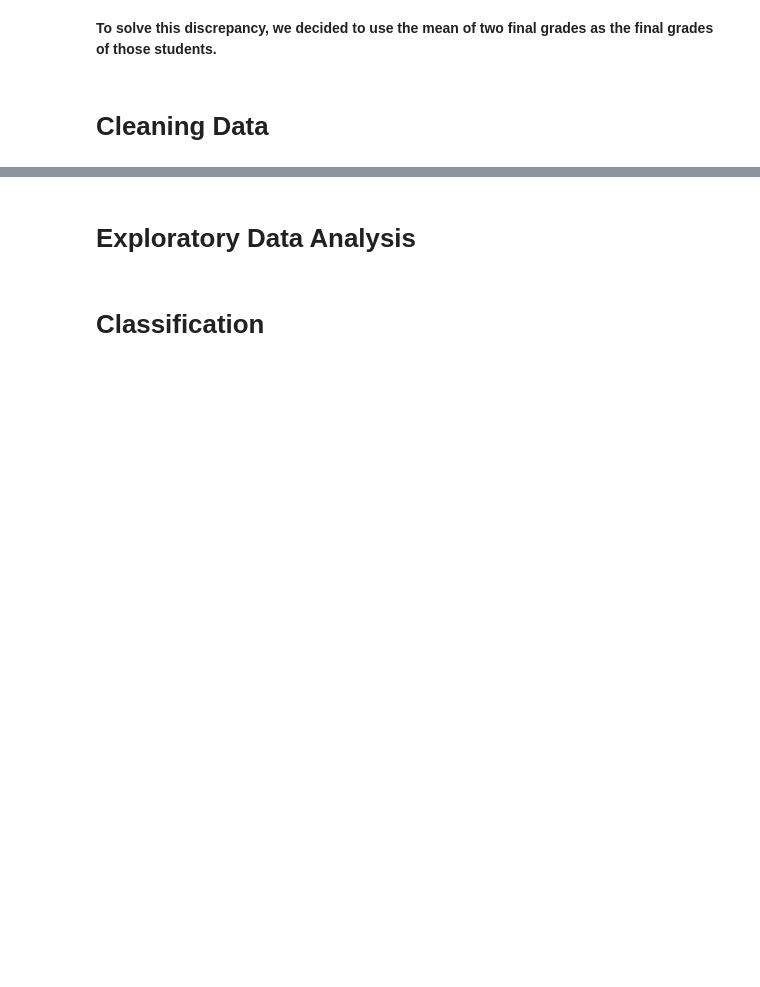
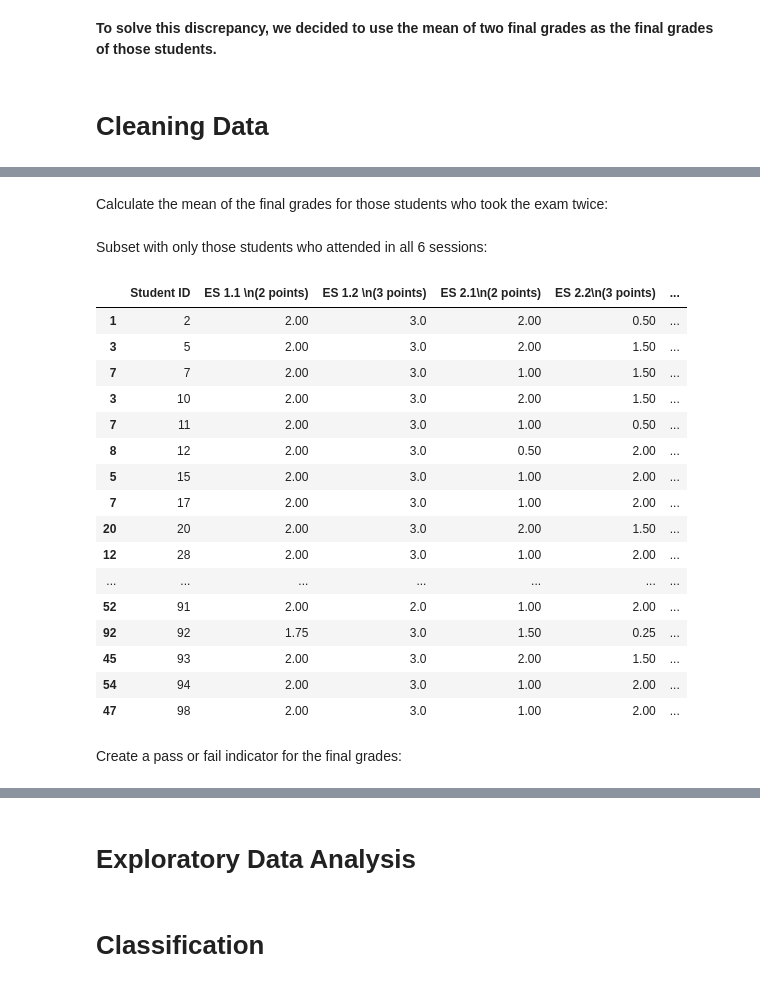
Before and after one commit to ZhenghaoXiao32/educational-process-mining, a Jupyter notebook: educational_process_mining.ipynb, the cells around one changed output, grey strips where cells are left out. Saved outputs shown, nothing was run; the diff lists cells and outputs as text; code cells hidden in the pictures; blank space fills up the shorter version.

```diff
--- a/educational_process_mining.ipynb
+++ b/educational_process_mining.ipynb
@@ -254,0 +320,36 @@ common_member(attend_1st_id, attend_2nd_id)
+# %% [markdown]
+Calculate the mean of the final grades for those students who took the exam twice:
+# %%
+dup_rows = final[final['Student ID'].duplicated(keep=False)]
+# %%
+final.drop(dup_rows.index, axis=0, inplace=True)
+# %%
+avg_grades = dup_rows.groupby('Student ID').mean()
+avg_grades.insert(0, column='Student ID', value=avg_grades.index)
+# %%
+final = final.append(avg_grades).sort_values(by=['Student ID'])
+# %% [markdown]
+Subset with only those students who attended in all 6 sessions:
+# %%
+final = final[final['Student ID'].isin(ID_list['Student Id'])]
+final
+# %% [output]
+|  | Student ID | ES 1.1 \n(2 points) | ES 1.2 \n(3 points) | ES 2.1\n(2 points) | ES 2.2\n(3 points) | ... |
+| 1 | 2 | 2.00 | 3.0 | 2.00 | 0.50 | ... |
+| 3 | 5 | 2.00 | 3.0 | 2.00 | 1.50 | ... |
+| 7 | 7 | 2.00 | 3.0 | 1.00 | 1.50 | ... |
+| 3 | 10 | 2.00 | 3.0 | 2.00 | 1.50 | ... |
+| 7 | 11 | 2.00 | 3.0 | 1.00 | 0.50 | ... |
+| 8 | 12 | 2.00 | 3.0 | 0.50 | 2.00 | ... |
+| 5 | 15 | 2.00 | 3.0 | 1.00 | 2.00 | ... |
+| 7 | 17 | 2.00 | 3.0 | 1.00 | 2.00 | ... |
+| 20 | 20 | 2.00 | 3.0 | 2.00 | 1.50 | ... |
+| 12 | 28 | 2.00 | 3.0 | 1.00 | 2.00 | ... |
+| ... | ... | ... | ... | ... | ... | ... |
+| 52 | 91 | 2.00 | 2.0 | 1.00 | 2.00 | ... |
+| 92 | 92 | 1.75 | 3.0 | 1.50 | 0.25 | ... |
+| 45 | 93 | 2.00 | 3.0 | 2.00 | 1.50 | ... |
+| 54 | 94 | 2.00 | 3.0 | 1.00 | 2.00 | ... |
+| 47 | 98 | 2.00 | 3.0 | 1.00 | 2.00 | ... |
+# %% [markdown]
+Create a pass or fail indicator for the final grades:
```
Also changed, not shown: parts of 17 cells of this notebook, 1 other file.
